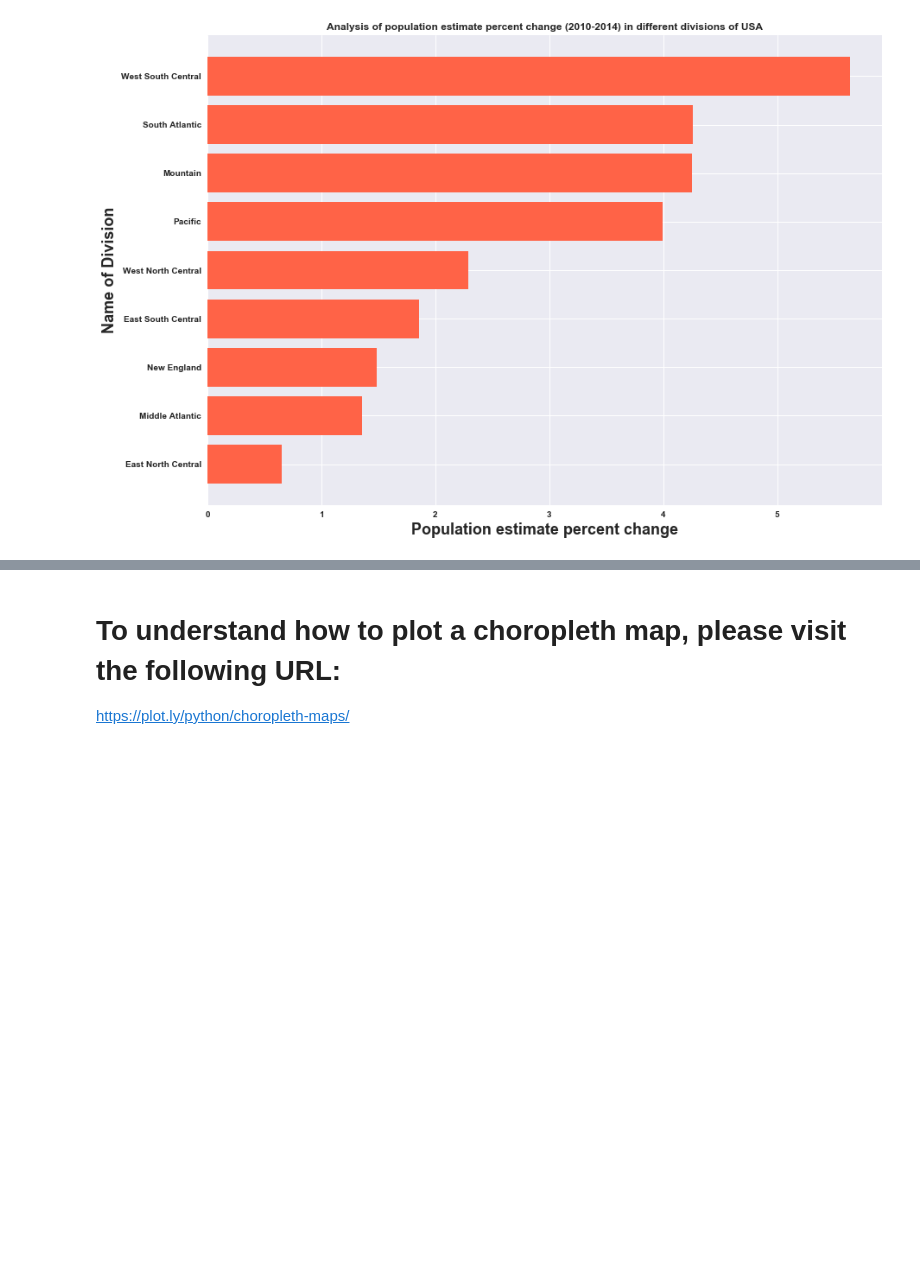
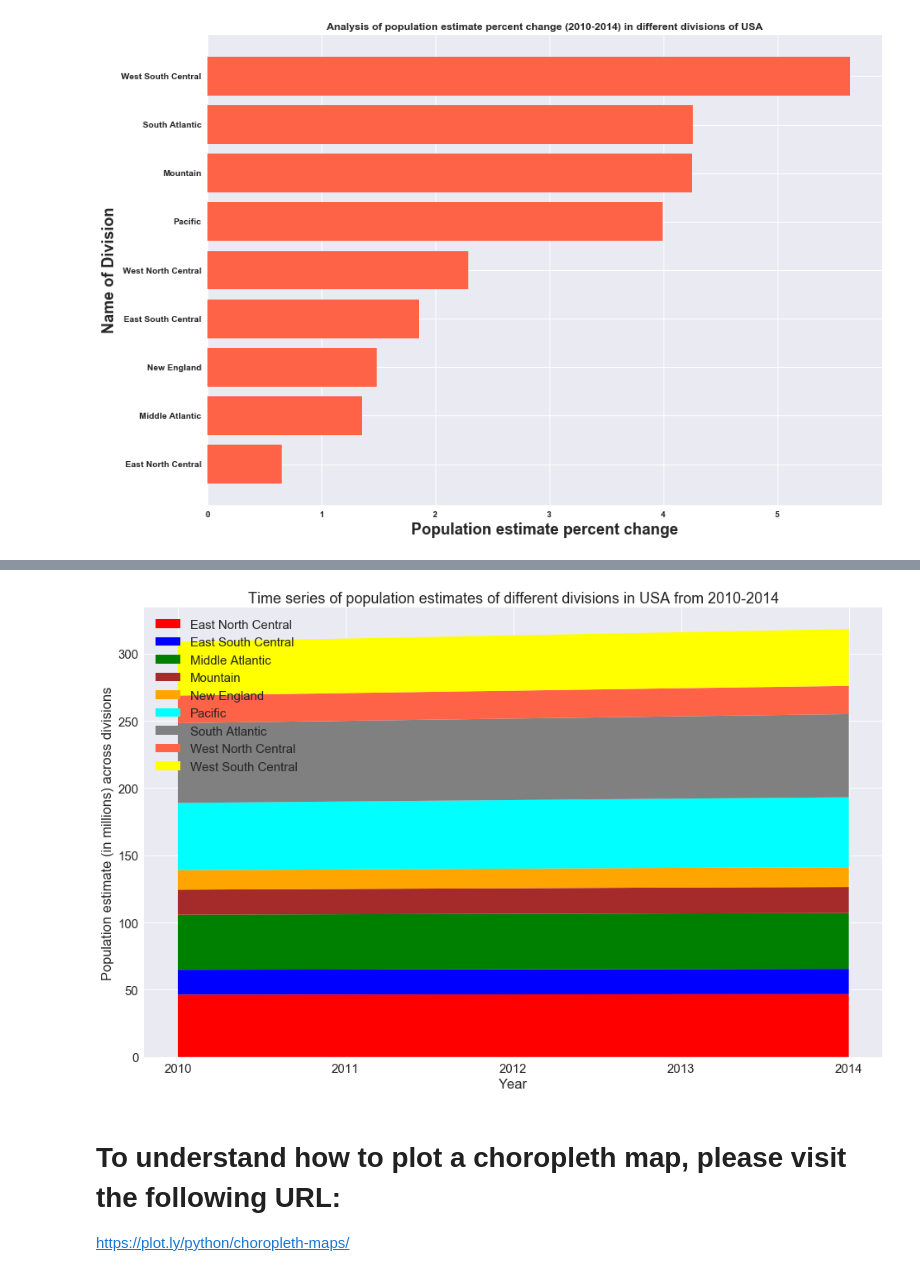
Before and after one commit to bodhisattamaiti25/projects-data-science, a Jupyter notebook: US_Energy_Economic_Census_Data_Analysis/US_Energy_Economic_Census_Data_Analysis.ipynb, the cells around one changed output, grey strips where cells are left out. Cells and saved outputs as stored; diff of their text form; code cells hidden in the pictures; blank space fills up the shorter version.

Commit message:
add stackplot for population estimate analysis

```diff
--- a/US_Energy_Economic_Census_Data_Analysis/US_Energy_Economic_Census_Data_Analysis.ipynb
+++ b/US_Energy_Economic_Census_Data_Analysis/US_Energy_Economic_Census_Data_Analysis.ipynb
@@ -172,10 +178,4 @@ generate_horizontalBarChart(ax2, np.arange(len(divisions)), states_in_division_c
 # %% [output]
 [figure]
 # %%
-popestimate_by_division_df = energy_economic_census_df_filtered.groupby(['Division Name'])[["POPESTIMATE2010", "POPESTIMATE2014"]].sum()
+popestimate_by_division_df = energy_economic_census_df_filtered.groupby(['Division Name'])[["POPESTIMATE2010", "POPESTIMATE2011", "POPESTIMATE2012", "POPESTIMATE2013", "POPESTIMATE2014"]].sum()
-# %%
-popestimate_by_division_df['POPESTIMATE_PERCENT_CHANGE_2010_2014'] = ((popestimate_by_division_df['POPESTIMATE2014'] - popestimate_by_division_df['POPESTIMATE2010'])/popestimate_by_division_df['POPESTIMATE2010'])*100
-popestimate_by_division_df['POPESTIMATE2010'] = popestimate_by_division_df['POPESTIMATE2010']/1e6
-popestimate_by_division_df['POPESTIMATE2014'] = popestimate_by_division_df['POPESTIMATE2014']/1e6
-popestimate_by_division_df.rename(index=str, columns={"POPESTIMATE2010": "POPESTIMATE2010 (in Millions)", "POPESTIMATE2014": "POPESTIMATE2014 (in Millions)"}, inplace=True)
-popestimate_by_division_df
@@ -235,0 +253,26 @@ generate_horizontalBarChart(ax5, np.arange(len(divisions_popestimate_percent_cha
+# %%
+def generate_stackplot(ax, df, ylabel, plotTitle, colors=['red', 'blue', 'green', 'brown', 'orange', 'cyan', 'grey', 'tomato', 'yellow']):
+    years = mdates.YearLocator()
+    yearsFormat = mdates.DateFormatter('%Y')
+    data_for_stackplot = []
+    columns = list(df.columns)
+    items = list(df.index)
+    for cur_item in items:
+        cur_item_data = []
+        for cur_col in columns:
+            cur_item_data.append(df.get_value(cur_item, cur_col))
+        data_for_stackplot.append(cur_item_data)
+
+    #print(data_for_stackplot)
+    ax.stackplot(np.arange('2010', '2015', dtype='datetime64[Y]'), data_for_stackplot, labels=items, colors=colors)
+    ax.legend(loc=2)
+    ax.set_xlabel('Year')
+    ax.set_ylabel(ylabel)
+    ax.set_title(plotTitle)
+    ax.xaxis.set_major_locator(years)
+    ax.xaxis.set_major_formatter(yearsFormat)
+    plt.show()
+# %%
+popestimate_df_copy = popestimate_by_division_df.copy()
+popestimate_df_copy.drop(['POPESTIMATE_PERCENT_CHANGE_2010_2014'], axis=1, inplace=True)
+popestimate_df_copy
@@ -236,3 +291,10 @@ generate_horizontalBarChart(ax5, np.arange(len(divisions_popestimate_percent_cha
+# %%
+sns.set(font_scale=1.5)
+pylab.rcParams['figure.figsize'] = 16, 10
+fig6, ax6 = plt.subplots()
+generate_stackplot(ax6, popestimate_df_copy, 'Population estimate (in millions) across divisions', 'Time series of population estimates of different divisions in USA from 2010-2014')
+# %% [output]
+[figure, added]
 # %% [markdown]
 # To understand how to plot a choropleth map, please visit the following URL:
 
```
Also changed, not shown: parts of 7 cells of this notebook, 2 other files.
